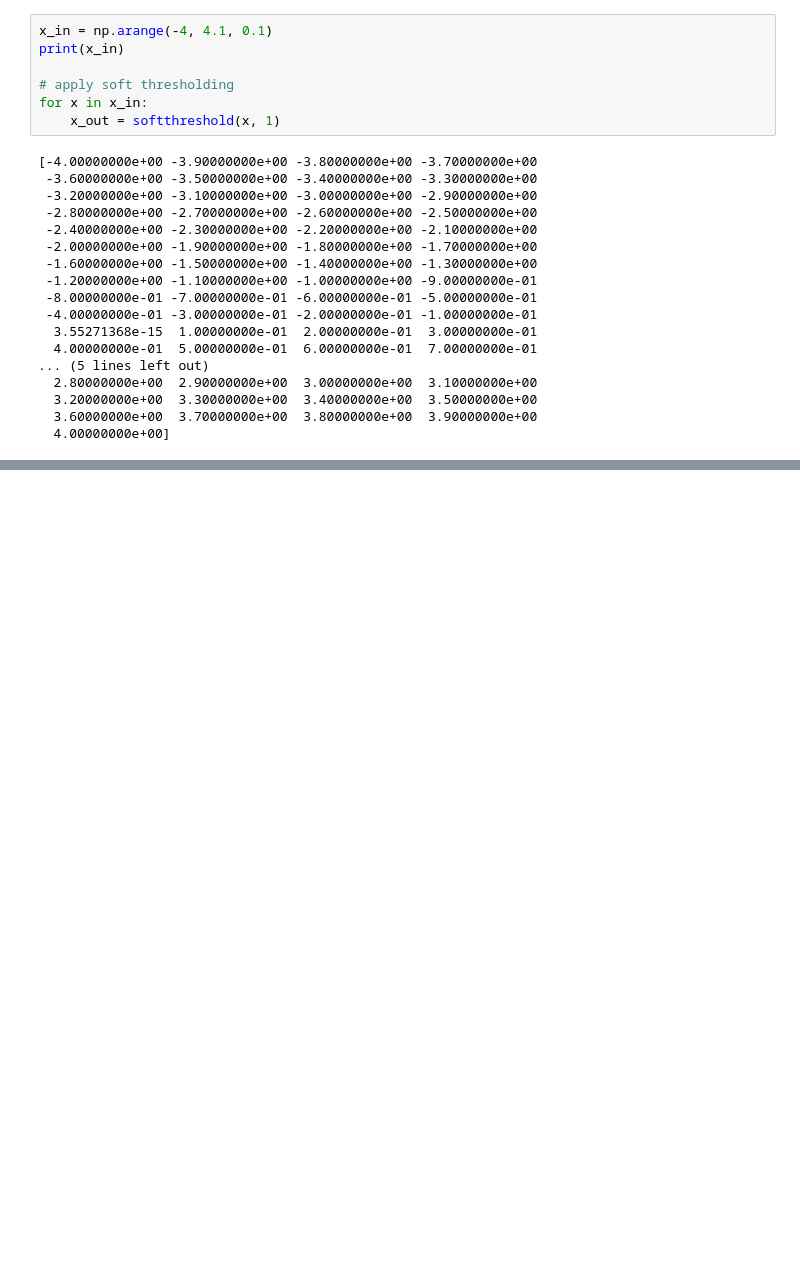
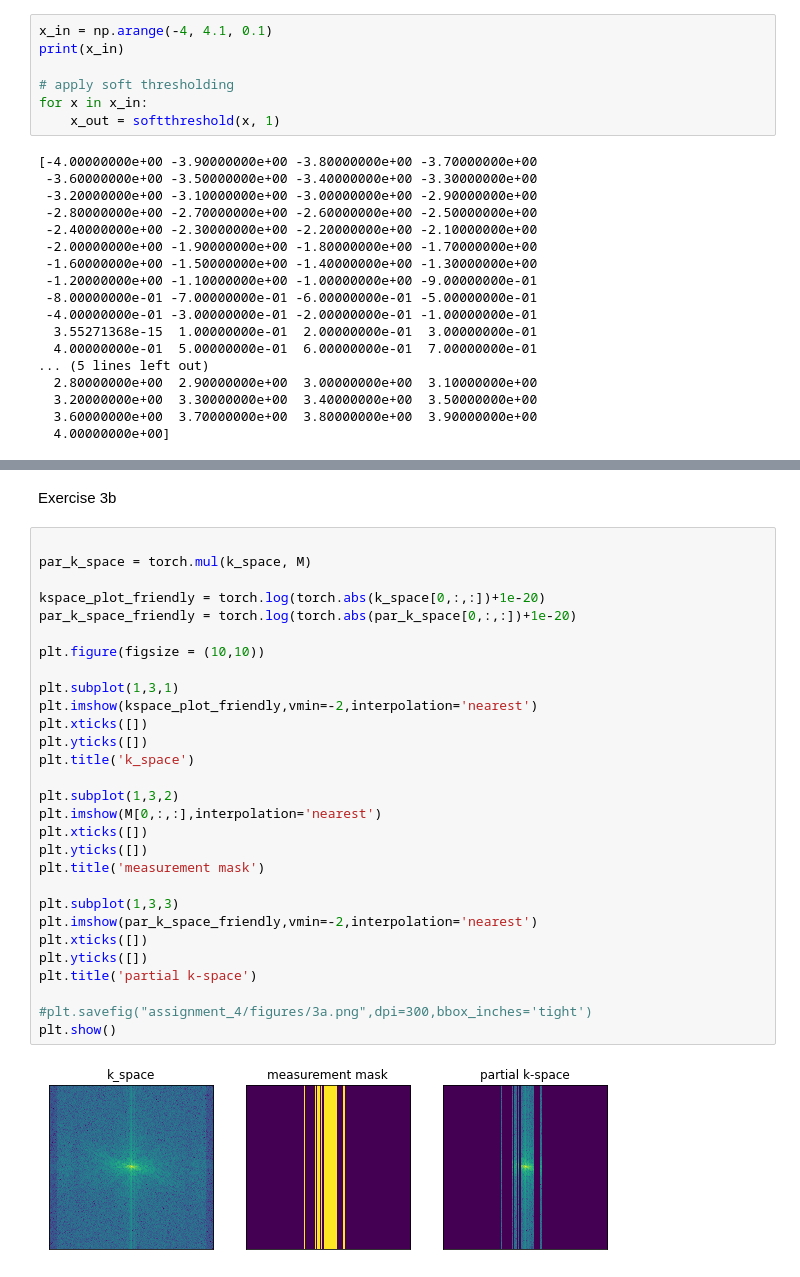
Before and after one commit to langestefan/5LSL0_assignments, a Jupyter notebook: assignment_4/prototype.ipynb, the cells around one changed output, grey strips where cells are left out. Cells and saved outputs as stored; diff of their text form; blank space fills up the shorter version.

```diff
--- a/assignment_4/prototype.ipynb
+++ b/assignment_4/prototype.ipynb
@@ -44,0 +91,33 @@ for x in x_in:
+# %% [markdown]
+Exercise 3b
+# %%
+
+par_k_space = torch.mul(k_space, M)
+
+kspace_plot_friendly = torch.log(torch.abs(k_space[0,:,:])+1e-20)
+par_k_space_friendly = torch.log(torch.abs(par_k_space[0,:,:])+1e-20)
+
+plt.figure(figsize = (10,10))
+
+plt.subplot(1,3,1)
+plt.imshow(kspace_plot_friendly,vmin=-2,interpolation='nearest')
+plt.xticks([])
+plt.yticks([])
+plt.title('k_space')
+
+plt.subplot(1,3,2)
+plt.imshow(M[0,:,:],interpolation='nearest')
+plt.xticks([])
+plt.yticks([])
+plt.title('measurement mask')
+
+plt.subplot(1,3,3)
+plt.imshow(par_k_space_friendly,vmin=-2,interpolation='nearest')
+plt.xticks([])
+plt.yticks([])
+plt.title('partial k-space')
+
+#plt.savefig("assignment_4/figures/3a.png",dpi=300,bbox_inches='tight')
+plt.show()
+# %% [output]
+[figure, added]
```
Also changed, not shown: parts of 8 cells of this notebook, 4 other files.
